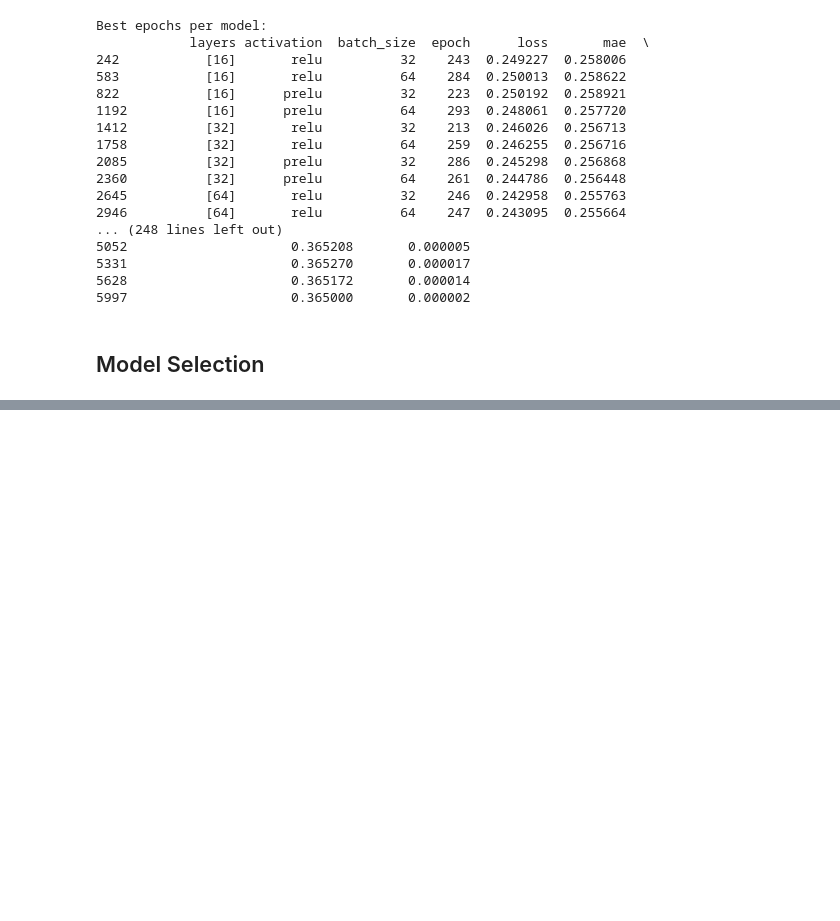
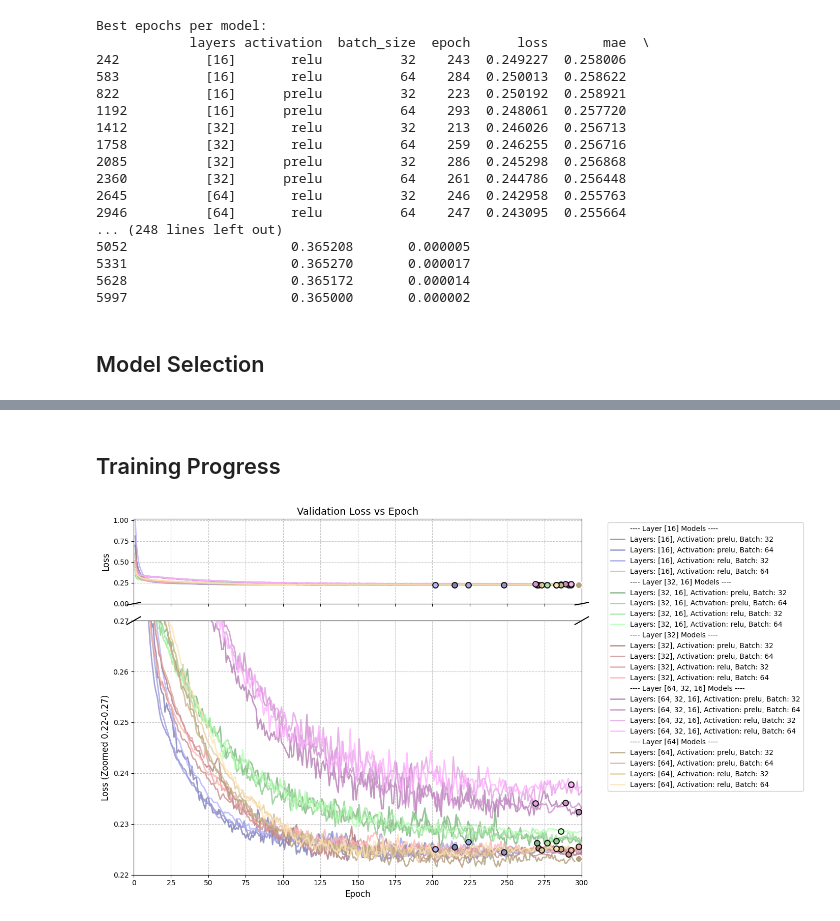
Before and after one commit to woaine/calcifer, a Jupyter notebook: notebooks/mda.ipynb, the cells around one changed output, grey strips where cells are left out. Drawn from its saved outputs; the diff is of its cells as text; code cells hidden in the pictures; blank space fills up the shorter version.

```diff
--- a/notebooks/mda.ipynb
+++ b/notebooks/mda.ipynb
@@ -1,6 +1,13 @@
 # %%
 import pandas as pd
 import os
+import seaborn as sns
+import matplotlib.pyplot as plt
+
+# Set the style for the plots
+sns.set_palette("viridis")
+plt.rcParams["figure.figsize"] = (12, 8)
+plt.rcParams['axes.grid'] = True
 
 import sys
 src_root = os.path.abspath(os.path.join(os.getcwd(), '../src'))
@@ -138,0 +150,20 @@ best_models
+# %%
+from itertools import product
+
+data = {}
+for (scale, preprocessing, data_type) in product(['standardized', 'normalized'],
+                                                  ['preprocessed', 'non_processed'],
+                                                  ['external', 'augmented']):
+    cv = load_data(
+        f"../reports/results/training/{scale}/non_engineered/{preprocessing}/{data_type}/cv_history.csv",
+        scale + ' ' + preprocessing + ' ' + data_type
+    )
+
+    optimal_models = load_data(
+        f"../reports/results/training/{scale}/non_engineered/{preprocessing}/{data_type}/optimal_models.csv",
+        scale + ' ' + preprocessing + ' ' + data_type
+    )
+
+    data[(scale, preprocessing, data_type)] = {}
+    data[(scale, preprocessing, data_type)]['cv'] = cv
+    data[(scale, preprocessing, data_type)]['optimals'] = optimal_models
@@ -138,0 +187,6 @@ best_models
+# %% [markdown]
+## Training Progress
+# %%
+training_progress(data[('standardized', 'preprocessed', 'external')]['cv'], 'val_loss', 'Loss', *('standardized', 'preprocessed', 'external'), data[('standardized', 'preprocessed', 'external')]['optimals'], zoom_range=(0.22, 0.27), legend_columns=1)
+# %% [output]
+[figure, added]
```
Also changed, not shown: parts of 12 cells of this notebook.
